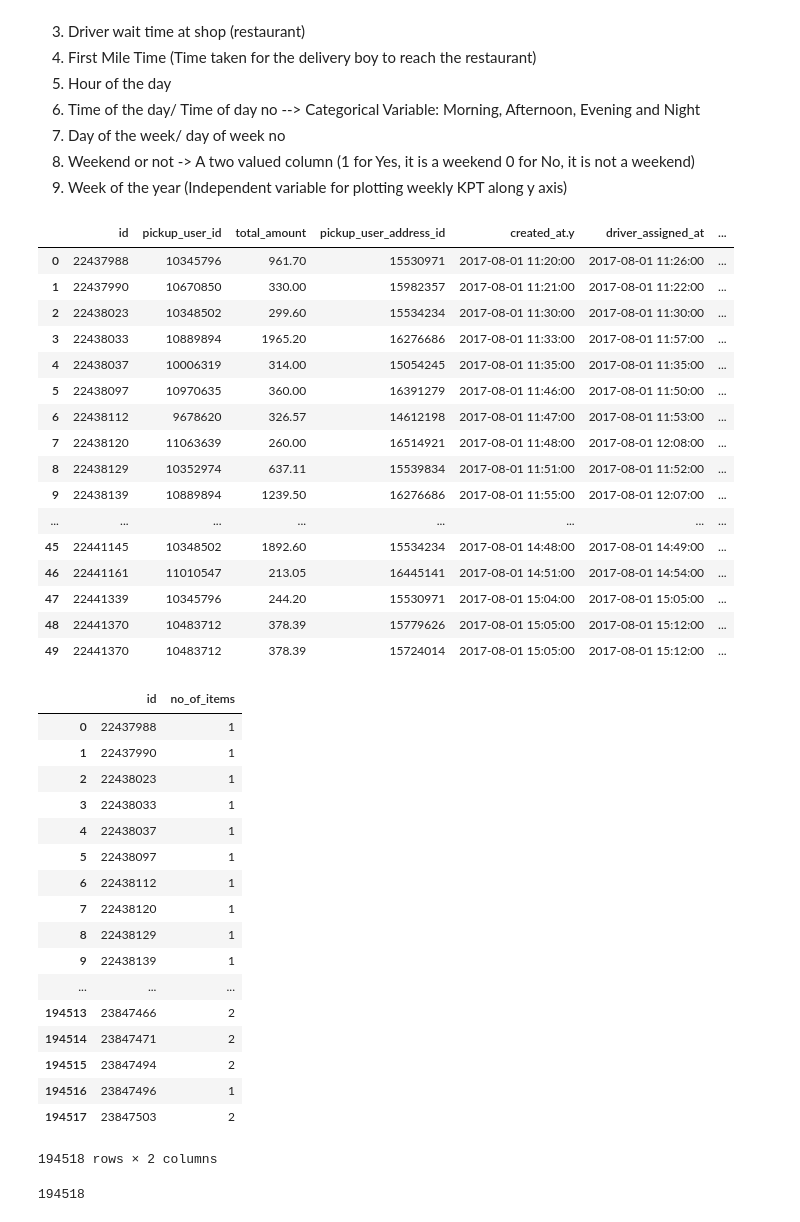
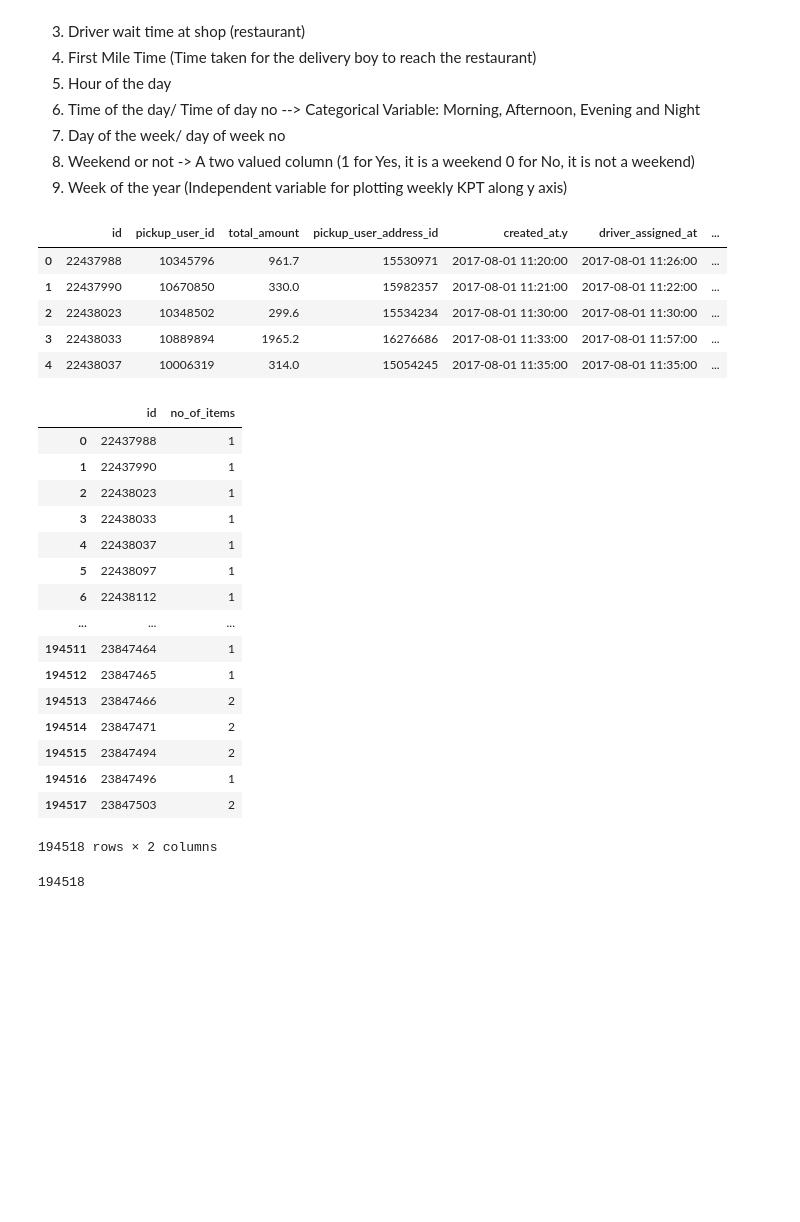
Before and after one commit to arjungithub123/kitchen_prep_time, a Jupyter notebook: kpt_final_solution.ipynb, the cells around one changed output. Cells and saved outputs as stored; diff of their text form; code cells hidden in the pictures; blank space fills up the shorter version.

```diff
--- a/kpt_final_solution.ipynb
+++ b/kpt_final_solution.ipynb
@@ -4,6 +4,7 @@
 # importing the necessary modules
 # data manipulation modules: pandas and numpy
 import pandas as pd
+pd.set_option('display.max_rows', 15)
 pd.set_option('display.max_columns', 50)
 import numpy as np
 
@@ -258,25 +223,14 @@ memory usage: 44.1 MB
 8. Weekend or not -> A two valued column (1 for Yes, it is a weekend   0 for No, it is not a weekend)
 9. Week of the year (Independent variable for plotting weekly KPT along y axis)
 # %%
-df.head(50)
+df.head()
 # %% [output]
 |  | id | pickup_user_id | total_amount | pickup_user_address_id | created_at.y | driver_assigned_at | ... |
-| 0 | 22437988 | 10345796 | 961.70 | 15530971 | 2017-08-01 11:20:00 | 2017-08-01 11:26:00 | ... |
-| 1 | 22437990 | 10670850 | 330.00 | 15982357 | 2017-08-01 11:21:00 | 2017-08-01 11:22:00 | ... |
-| 2 | 22438023 | 10348502 | 299.60 | 15534234 | 2017-08-01 11:30:00 | 2017-08-01 11:30:00 | ... |
-| 3 | 22438033 | 10889894 | 1965.20 | 16276686 | 2017-08-01 11:33:00 | 2017-08-01 11:57:00 | ... |
-| 4 | 22438037 | 10006319 | 314.00 | 15054245 | 2017-08-01 11:35:00 | 2017-08-01 11:35:00 | ... |
-| 5 | 22438097 | 10970635 | 360.00 | 16391279 | 2017-08-01 11:46:00 | 2017-08-01 11:50:00 | ... |
-| 6 | 22438112 | 9678620 | 326.57 | 14612198 | 2017-08-01 11:47:00 | 2017-08-01 11:53:00 | ... |
-| 7 | 22438120 | 11063639 | 260.00 | 16514921 | 2017-08-01 11:48:00 | 2017-08-01 12:08:00 | ... |
-| 8 | 22438129 | 10352974 | 637.11 | 15539834 | 2017-08-01 11:51:00 | 2017-08-01 11:52:00 | ... |
-| 9 | 22438139 | 10889894 | 1239.50 | 16276686 | 2017-08-01 11:55:00 | 2017-08-01 12:07:00 | ... |
-| ... | ... | ... | ... | ... | ... | ... | ... |
-| 45 | 22441145 | 10348502 | 1892.60 | 15534234 | 2017-08-01 14:48:00 | 2017-08-01 14:49:00 | ... |
-| 46 | 22441161 | 11010547 | 213.05 | 16445141 | 2017-08-01 14:51:00 | 2017-08-01 14:54:00 | ... |
-| 47 | 22441339 | 10345796 | 244.20 | 15530971 | 2017-08-01 15:04:00 | 2017-08-01 15:05:00 | ... |
-| 48 | 22441370 | 10483712 | 378.39 | 15779626 | 2017-08-01 15:05:00 | 2017-08-01 15:12:00 | ... |
-| 49 | 22441370 | 10483712 | 378.39 | 15724014 | 2017-08-01 15:05:00 | 2017-08-01 15:12:00 | ... |
+| 0 | 22437988 | 10345796 | 961.7 | 15530971 | 2017-08-01 11:20:00 | 2017-08-01 11:26:00 | ... |
+| 1 | 22437990 | 10670850 | 330.0 | 15982357 | 2017-08-01 11:21:00 | 2017-08-01 11:22:00 | ... |
+| 2 | 22438023 | 10348502 | 299.6 | 15534234 | 2017-08-01 11:30:00 | 2017-08-01 11:30:00 | ... |
+| 3 | 22438033 | 10889894 | 1965.2 | 16276686 | 2017-08-01 11:33:00 | 2017-08-01 11:57:00 | ... |
+| 4 | 22438037 | 10006319 | 314.0 | 15054245 | 2017-08-01 11:35:00 | 2017-08-01 11:35:00 | ... |
 # %%
 order_groups = df.groupby(by = 'id')
 no_of_items_df = pd.Series(order_groups.size()).to_frame().reset_index()
@@ -293,10 +247,9 @@ no_of_items_df
 | 4 | 22438037 | 1 |
 | 5 | 22438097 | 1 |
 | 6 | 22438112 | 1 |
-| 7 | 22438120 | 1 |
-| 8 | 22438129 | 1 |
-| 9 | 22438139 | 1 |
 | ... | ... | ... |
+| 194511 | 23847464 | 1 |
+| 194512 | 23847465 | 1 |
 | 194513 | 23847466 | 2 |
 | 194514 | 23847471 | 2 |
 | 194515 | 23847494 | 2 |
```
Also changed, not shown: parts of 15 cells of this notebook.
